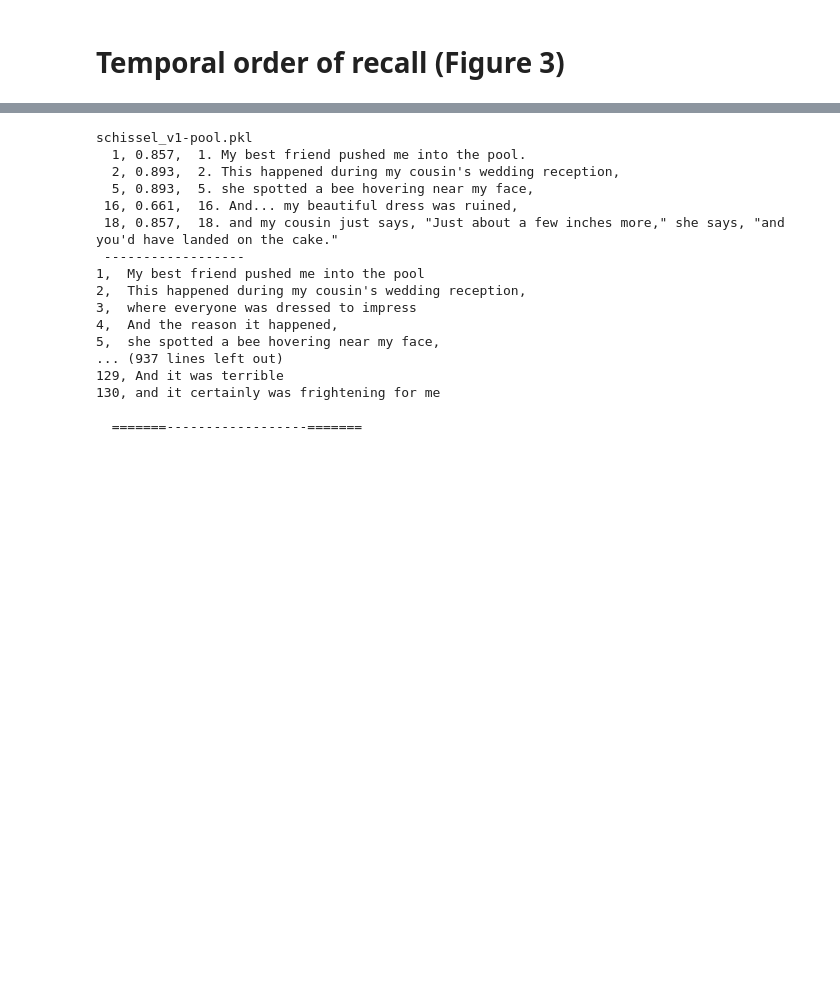
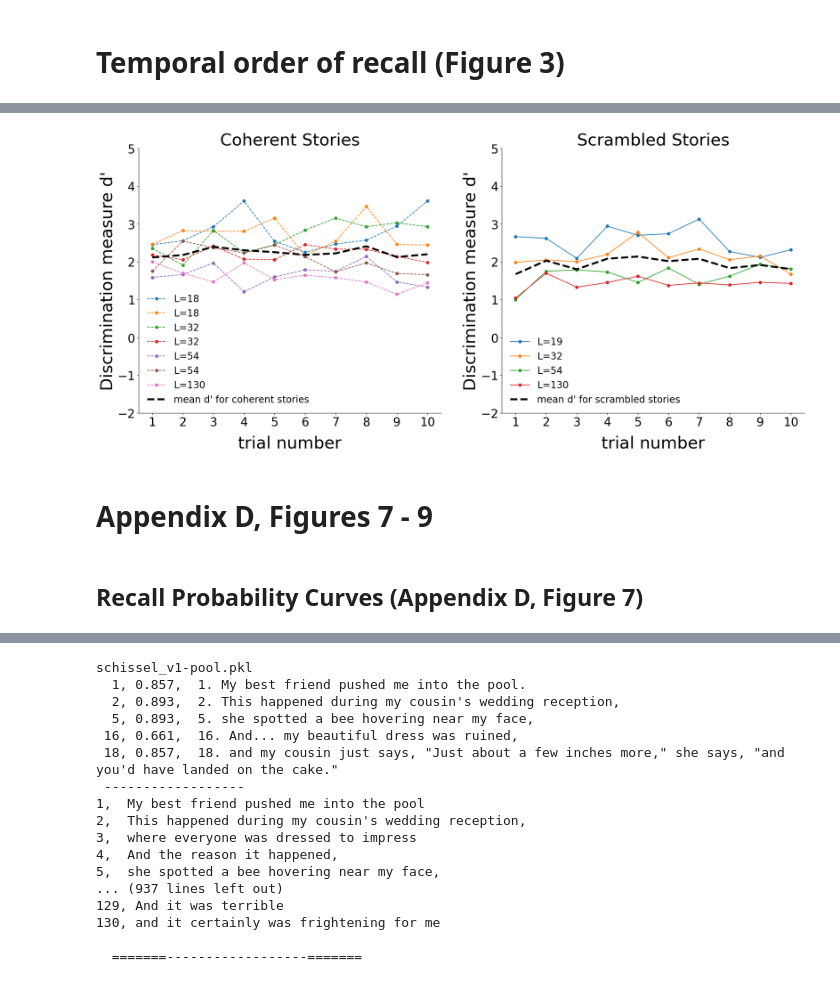
Before and after one commit to mkatkov/llm-narrative-analysis, a Jupyter notebook: paper_figures.ipynb, the cells around one changed output, grey strips where cells are left out. Drawn from its saved outputs; the diff is of its cells as text; code cells hidden in the pictures; blank space fills up the shorter version.

```diff
--- a/paper_figures.ipynb
+++ b/paper_figures.ipynb
@@ -956,0 +1143,77 @@ UnpicklingError: invalid load key, '\x00'.
+# %%
+#dp_list_sort = dp_arr[np.argsort(f_len)]
+f_sorted = np.argsort(f_len)
+
+
+#Compute mean d' score for coherent and scrambled stories
+
+arg_scram = []
+arg_coherent = []
+for i in range(len(f_name)):
+    if f_name[i] in scram_set:
+        arg_scram +=[i]
+    else:
+        arg_coherent +=[i]
+
+
+dmean_scram = dp_arr[np.array(arg_scram)].mean(axis = 0)
+dmean_coherent = dp_arr[np.array(arg_coherent)].mean(axis = 0)
+# %%
+
+fig, ax = plt.subplots(1,2,figsize=(25,10))
+
+
+
+for i in range(len(f_sorted)):
+    i_s = f_sorted[i]
+    if f_name[i_s] not in scram_set:
+        ax[0].plot(np.arange(10)+1,dp_list[i_s],'--o',label = 'L='+str(f_len[i_s]))
+
+
+for i in range(len(dp_list)):
+    if f_name[i] in scram_set:
+        ax[1].plot(np.arange(10)+1,dp_list[i],'-o',label = 'L='+str(f_len[i]))
+
+
+ax[0].plot(np.arange(10)+1,dmean_coherent,'--',color = 'black',linewidth = 4,label = 'mean d\' for coherent stories')
+
+ax[1].plot(np.arange(10)+1,dmean_scram,'--',color = 'black',linewidth = 4,label = 'mean d\' for scrambled stories')
+
+
+
+for i in range(2):
+
+    ax[i].set_ylim([-2, 5])
+
+    ax[i].set_ylabel('Discrimination measure d\'',fontsize = 35)
+
+    ax[i].set_xlabel('trial number',fontsize = 35,labelpad = 15)
+    ax[i].legend(loc = 'lower left',fontsize = 18)#bbox_to_anchor=(.5, 1.))#, bbox_transform=ax.transAxes)
+    ax[i].tick_params(axis='both', which='major', labelsize=20)
+
+ax[0].set_xticks(np.arange(10)+1)
+
+
+ax[1].set_xticks(np.arange(10)+1)
+
+
+ax[0].set_title('Coherent Stories',fontsize = 35)
+ax[1].set_title('Scrambled Stories',fontsize = 35)  # Discrimination measure d\' = z($t^{+}$) - z($f^{+}$)
+
+for k in range(2):
+    ax[k].legend(fontsize = 20,frameon=False)
+    ax[k].spines['top'].set_visible(False)
+    ax[k].spines['right'].set_visible(False)
+
+    ax[k].tick_params(axis='both', which='major', labelsize=25)
+
+
+
+#plt.savefig('figs/d-prime-output-interference.pdf',bbox_inches='tight')
+plt.show()
+# %% [output]
+[figure, added]
+# %% [markdown]
+# Appendix D, Figures 7 - 9
+# %% [markdown]
+## Recall Probability Curves (Appendix D, Figure 7)
```
Also changed, not shown: parts of 26 cells of this notebook, 2 other files.
